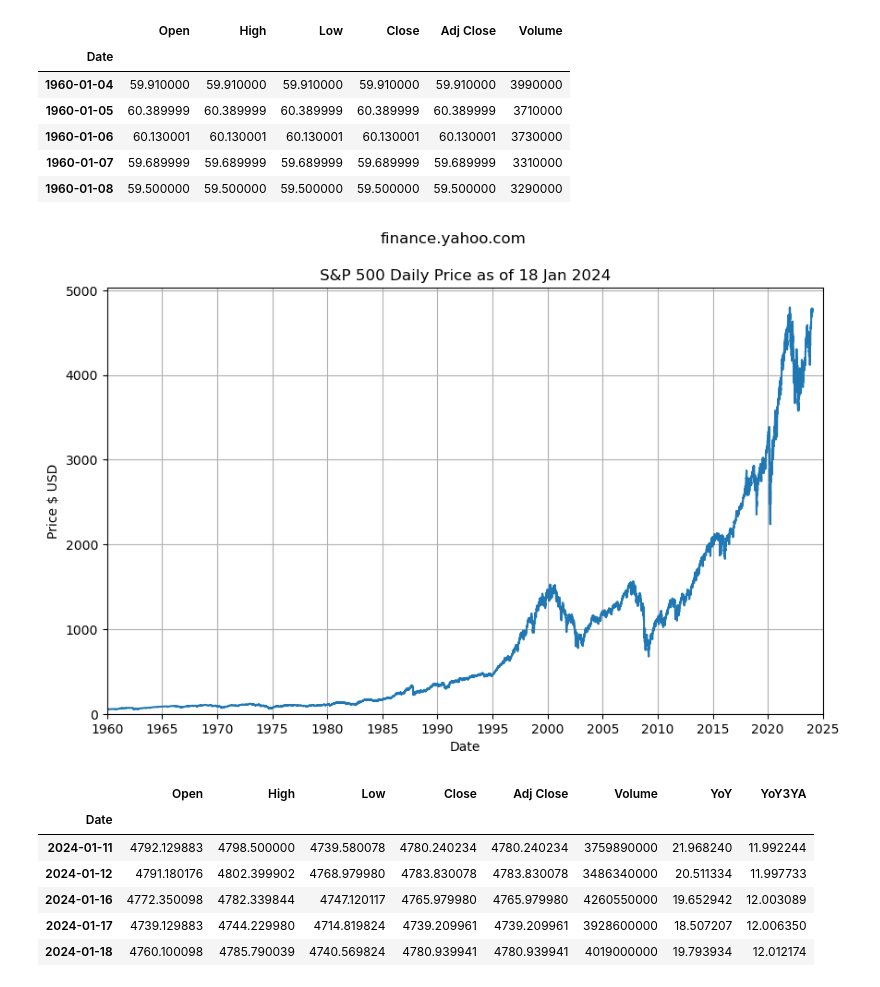
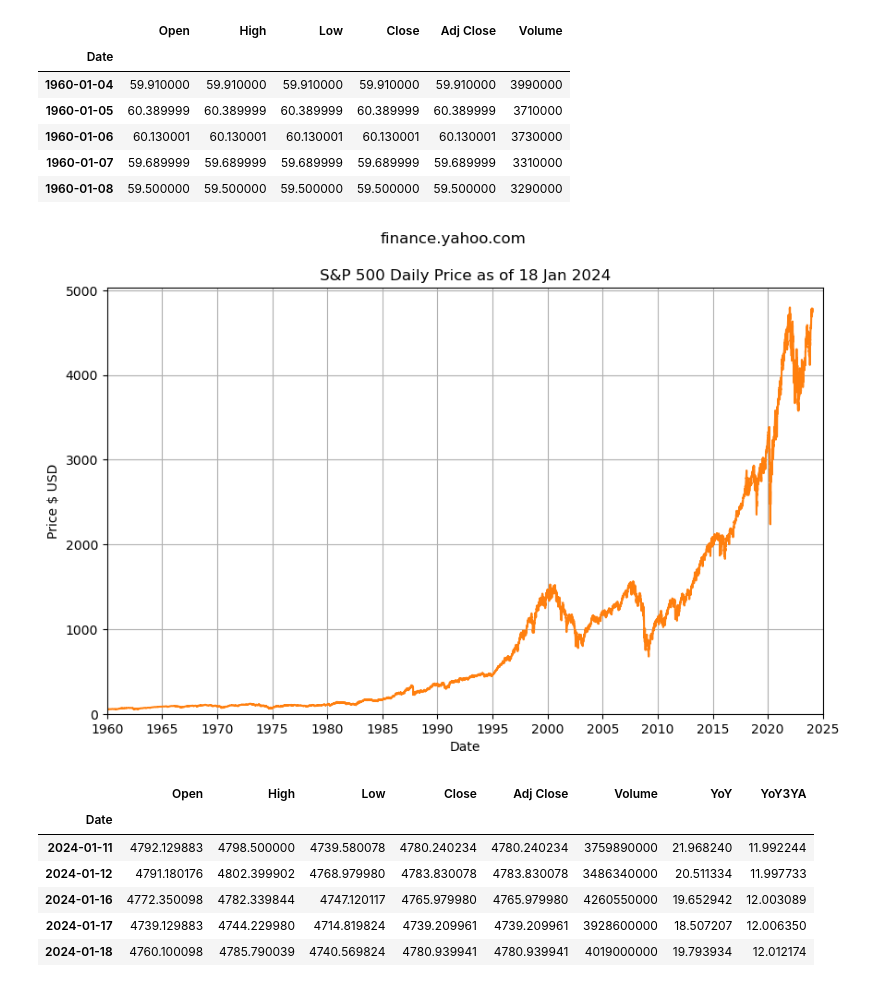
Before and after one commit to mikejonestechno/investment-analytics, a Jupyter notebook: notebooks/spx-prices.ipynb, the cells around one changed output. Saved outputs shown, nothing was run; the diff lists cells and outputs as text; code cells hidden in the pictures.

```diff
--- a/notebooks/spx-prices.ipynb
+++ b/notebooks/spx-prices.ipynb
@@ -41,28 +41,29 @@ start_year = 1960
 last_index = df['Adj Close'].last_valid_index()
 # %%
 plt.figure(figsize=(10, 6))
-plt.plot(df.index, df['Adj Close'])
+colors = list(plt.rcParams['axes.prop_cycle'])
+plt.plot(df.index, df['Adj Close'], color=colors[1]['color'])
 plt.xlabel('Date')
 plt.ylabel('Price $ USD')
 plt.suptitle('finance.yahoo.com')
 plt.title('S&P 500 Daily Price as of ' + last_index.strftime('%d %b %Y'))
 left_limit = pd.to_datetime(f'{start_year}-01-01')
 if start_year >= 2000:
     tick_years = 1
 else:
     tick_years = 5
 plt.ylim(bottom=0) #, top=top_limit)
 plt.xlim(left=left_limit, right=pd.to_datetime('2025-01-01'))
 ax = plt.gca()  # Get the current Axes instance
 ax.xaxis.set_major_locator(mdates.YearLocator(tick_years))  # Set major ticks every x years
 ax.xaxis.set_major_formatter(mdates.DateFormatter('%Y'))  # Format major ticks as years
 
 plt.grid(True)
 
 plt.savefig(os.path.join('..', 'pages', 'images', 'spx-history.png'), bbox_inches='tight')
 plt.show()
 # %% [output]
-[figure, old version]
+[figure, new version]
 # %%
 # Year over Year (YoY) change based on 252 trading days per year
 annual_trading_days = 252
```
Also changed, not shown: parts of 1 cell of this notebook, 7 other files.
